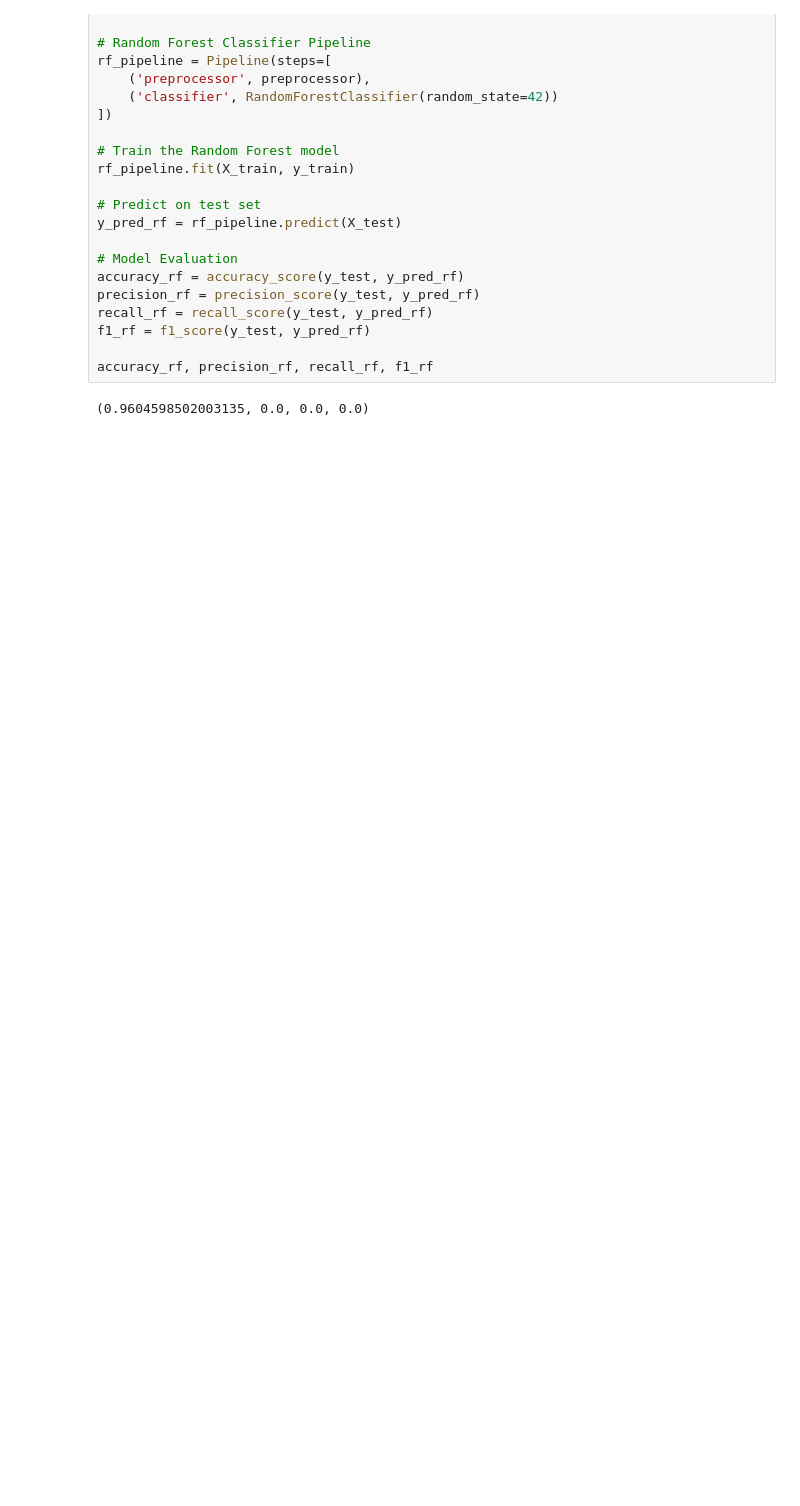
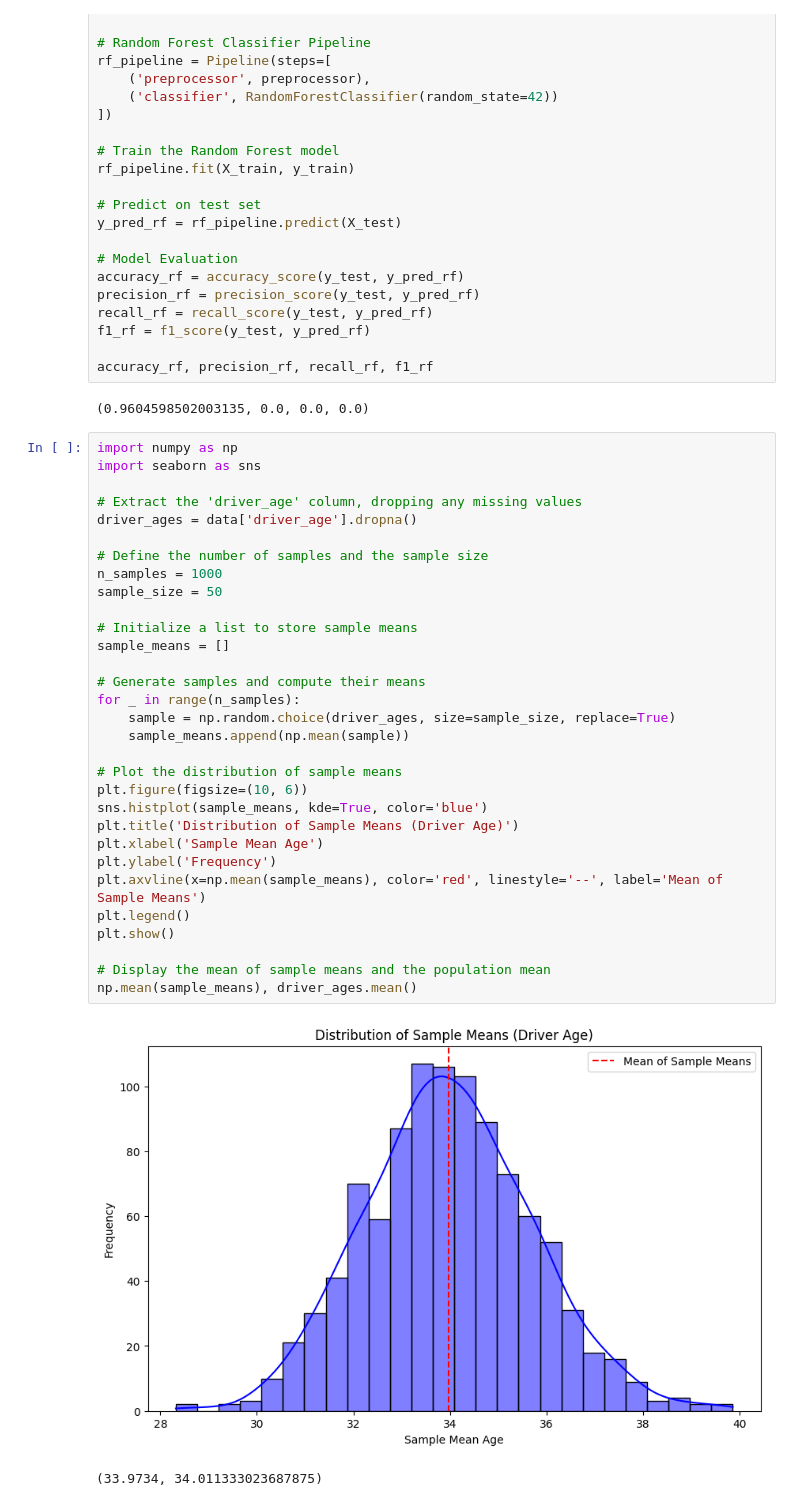
Before and after one commit to tonywangs/open-police-project, a Jupyter notebook: RI_Analysis.ipynb, the cells around one changed output. Drawn from its saved outputs; the diff is of its cells as text; blank space fills up the shorter version.

```diff
--- a/RI_Analysis.ipynb
+++ b/RI_Analysis.ipynb
@@ -347,3 +347,37 @@ f1_rf = f1_score(y_test, y_pred_rf)
 accuracy_rf, precision_rf, recall_rf, f1_rf
 # %% [output]
 (0.9604598502003135, 0.0, 0.0, 0.0)
+# %%
+import numpy as np
+import seaborn as sns
+
+# Extract the 'driver_age' column, dropping any missing values
+driver_ages = data['driver_age'].dropna()
+
+# Define the number of samples and the sample size
+n_samples = 1000
+sample_size = 50
+
+# Initialize a list to store sample means
+sample_means = []
+
+# Generate samples and compute their means
+for _ in range(n_samples):
+    sample = np.random.choice(driver_ages, size=sample_size, replace=True)
+    sample_means.append(np.mean(sample))
+
+# Plot the distribution of sample means
+plt.figure(figsize=(10, 6))
+sns.histplot(sample_means, kde=True, color='blue')
+plt.title('Distribution of Sample Means (Driver Age)')
+plt.xlabel('Sample Mean Age')
+plt.ylabel('Frequency')
+plt.axvline(x=np.mean(sample_means), color='red', linestyle='--', label='Mean of Sample Means')
+plt.legend()
+plt.show()
+
+# Display the mean of sample means and the population mean
+np.mean(sample_means), driver_ages.mean()
+# %% [output]
+[figure, added]
+(33.9734, 34.011333023687875)
```
